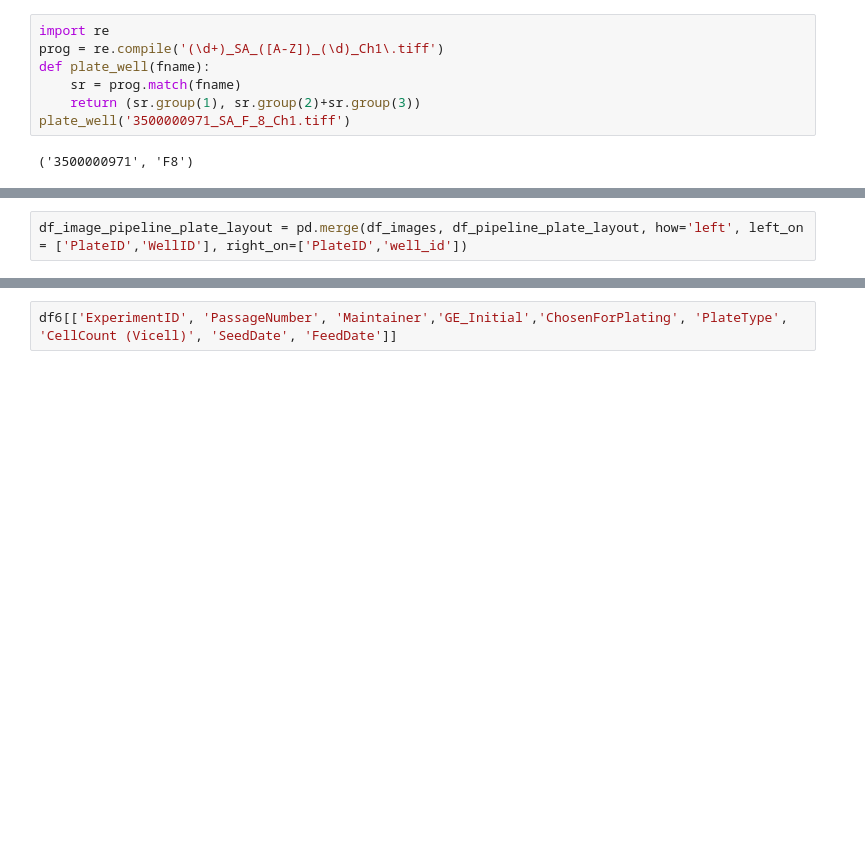
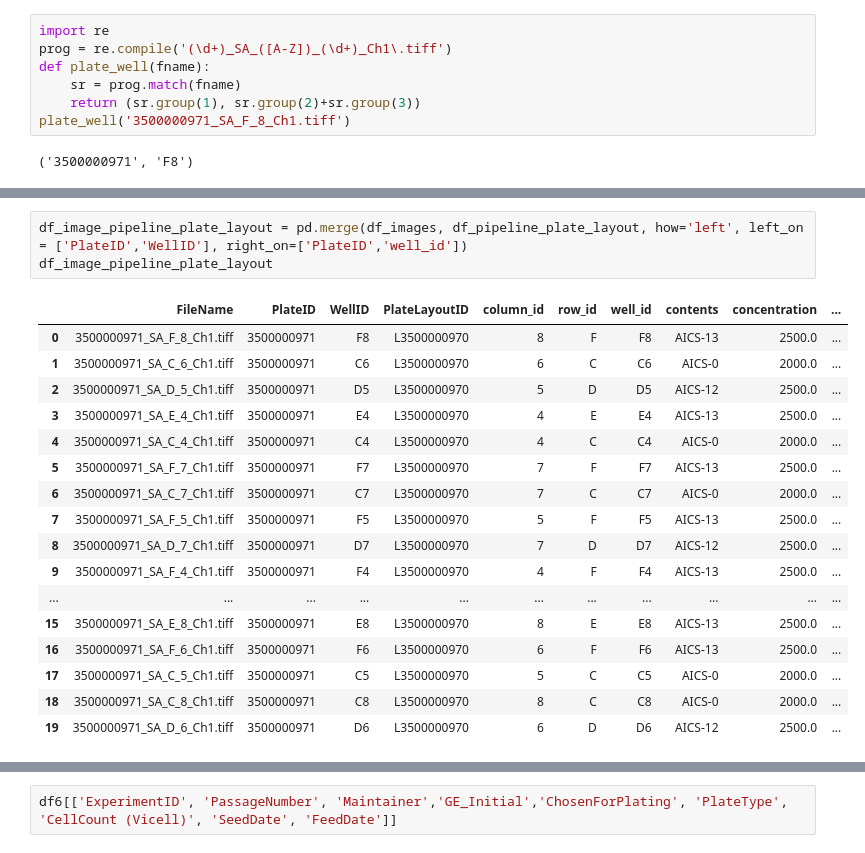
Before and after one commit to thusharaw/MicroscopyCSV, a Jupyter notebook: MicroscopyCSVs.ipynb, the cells around one changed output, grey strips where cells are left out. Saved outputs shown, nothing was run; the diff lists cells and outputs as text; blank space fills up the shorter version.

```diff
--- a/MicroscopyCSVs.ipynb
+++ b/MicroscopyCSVs.ipynb
@@ -75,7 +95,7 @@ import glob
  '3500000971_SA_D_6_Ch1.tiff']
 # %%
 import re
-prog = re.compile('(\d+)_SA_([A-Z])_(\d)_Ch1\.tiff')
+prog = re.compile('(\d+)_SA_([A-Z])_(\d+)_Ch1\.tiff')
 def plate_well(fname):
     sr = prog.match(fname)
     return (sr.group(1), sr.group(2)+sr.group(3))
@@ -96,5 +157,24 @@ df_images = pd.DataFrame({'FileName': file_names, 'PlateID': plate_ids, 'WellID'
 # %%
 df_image_pipeline_plate_layout = pd.merge(df_images, df_pipeline_plate_layout, how='left', left_on = ['PlateID','WellID'], right_on=['PlateID','well_id'])
+df_image_pipeline_plate_layout
+# %% [output]
+|  | FileName | PlateID | WellID | PlateLayoutID | column_id | row_id | well_id | contents | concentration | ... |
+| 0 | 3500000971_SA_F_8_Ch1.tiff | 3500000971 | F8 | L3500000970 | 8 | F | F8 | AICS-13 | 2500.0 | ... |
+| 1 | 3500000971_SA_C_6_Ch1.tiff | 3500000971 | C6 | L3500000970 | 6 | C | C6 | AICS-0 | 2000.0 | ... |
+| 2 | 3500000971_SA_D_5_Ch1.tiff | 3500000971 | D5 | L3500000970 | 5 | D | D5 | AICS-12 | 2500.0 | ... |
+| 3 | 3500000971_SA_E_4_Ch1.tiff | 3500000971 | E4 | L3500000970 | 4 | E | E4 | AICS-13 | 2500.0 | ... |
+| 4 | 3500000971_SA_C_4_Ch1.tiff | 3500000971 | C4 | L3500000970 | 4 | C | C4 | AICS-0 | 2000.0 | ... |
+| 5 | 3500000971_SA_F_7_Ch1.tiff | 3500000971 | F7 | L3500000970 | 7 | F | F7 | AICS-13 | 2500.0 | ... |
+| 6 | 3500000971_SA_C_7_Ch1.tiff | 3500000971 | C7 | L3500000970 | 7 | C | C7 | AICS-0 | 2000.0 | ... |
+| 7 | 3500000971_SA_F_5_Ch1.tiff | 3500000971 | F5 | L3500000970 | 5 | F | F5 | AICS-13 | 2500.0 | ... |
+| 8 | 3500000971_SA_D_7_Ch1.tiff | 3500000971 | D7 | L3500000970 | 7 | D | D7 | AICS-12 | 2500.0 | ... |
+| 9 | 3500000971_SA_F_4_Ch1.tiff | 3500000971 | F4 | L3500000970 | 4 | F | F4 | AICS-13 | 2500.0 | ... |
+| ... | ... | ... | ... | ... | ... | ... | ... | ... | ... | ... |
+| 15 | 3500000971_SA_E_8_Ch1.tiff | 3500000971 | E8 | L3500000970 | 8 | E | E8 | AICS-13 | 2500.0 | ... |
+| 16 | 3500000971_SA_F_6_Ch1.tiff | 3500000971 | F6 | L3500000970 | 6 | F | F6 | AICS-13 | 2500.0 | ... |
+| 17 | 3500000971_SA_C_5_Ch1.tiff | 3500000971 | C5 | L3500000970 | 5 | C | C5 | AICS-0 | 2000.0 | ... |
+| 18 | 3500000971_SA_C_8_Ch1.tiff | 3500000971 | C8 | L3500000970 | 8 | C | C8 | AICS-0 | 2000.0 | ... |
+| 19 | 3500000971_SA_D_6_Ch1.tiff | 3500000971 | D6 | L3500000970 | 6 | D | D6 | AICS-12 | 2500.0 | ... |
 # %%
 file3="/allen/aics/microscopy/PRODUCTION/PipelineMetaData/SourcePlates.csv"
 df_source_plates = pd.read_csv(file3, sep=',', header=0, names=['ExperimentID','SourcePlateID','Description','CellLine','clone_id','PassageNumber','DonorPassageNumber','PlateType','Maintainer','CoatingType','CoatingLot','CoatingDate','CoatingMethod','CellBatch','SourceVial','SourcePlate','CellCount (Vicell)','SeedingDensity','CellViability','SeedDate','FeedDate','SplitDate(Pipeline Exp label)','GE Score','GE_Initial','M_Score','M_Initial','Notes','ChosenForPlating','ImageLink','y','z'])
```
Also changed, not shown: parts of 5 cells of this notebook.
